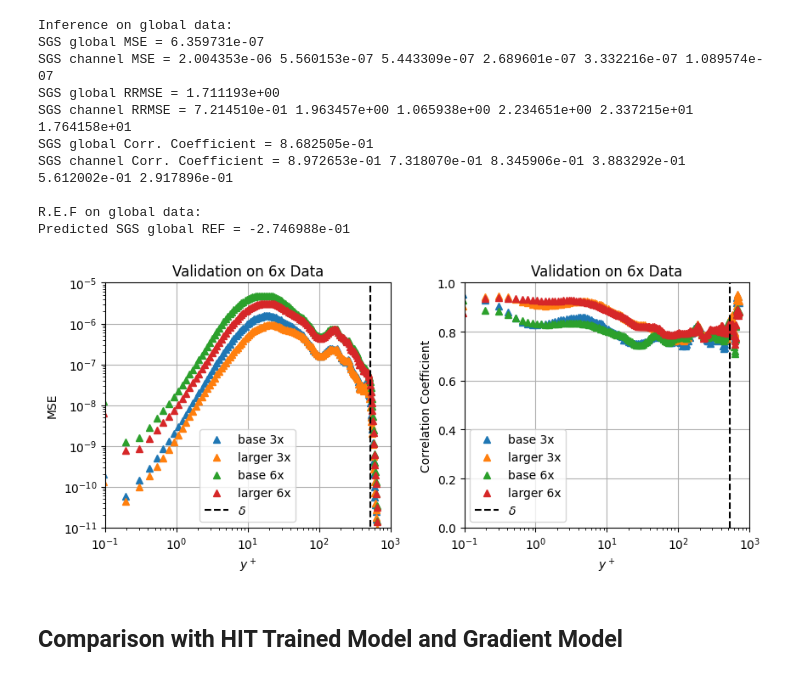
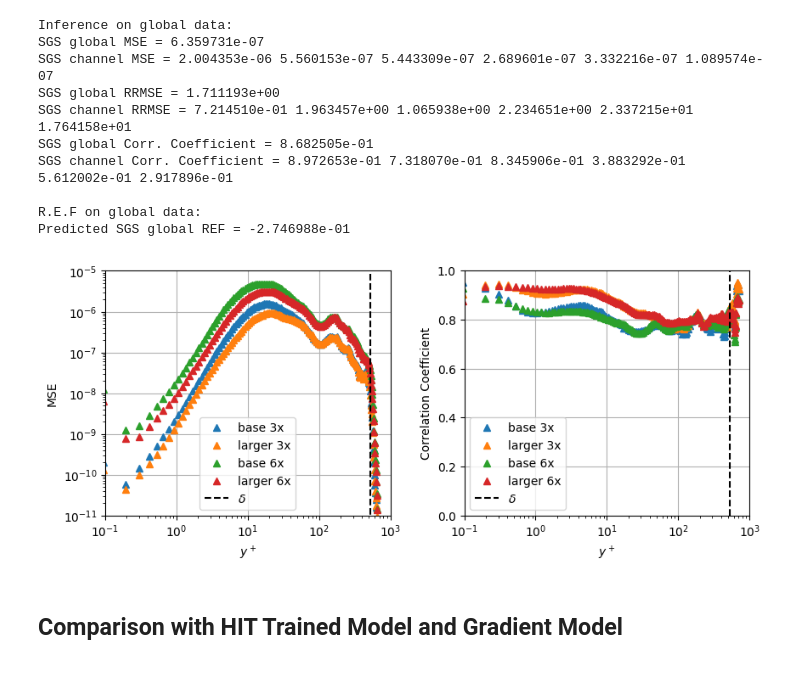
Before and after one commit to rickybalin/CFDML, a Jupyter notebook: train/src/validation/PASC23_talk.ipynb, the cells around one changed output. Saved outputs shown, nothing was run; the diff lists cells and outputs as text; code cells hidden in the pictures.

```diff
--- a/train/src/validation/PASC23_talk.ipynb
+++ b/train/src/validation/PASC23_talk.ipynb
@@ -476,7 +476,7 @@ class SGS:
             rrmse_y[j], rrmse_channel_y[j] = self.RRMSE(self.SGS[index],self.SGS_GM[index])
             cc_y[j], cc_channel_y[j] = self.CC(self.SGS[index],self.SGS_GM[index])
             if (self.SGS_diss is not None):
-                ref[j] = self.REF(self.SGS_diss[index], self.SGS_diss_pred[index])
+                ref[j] = self.REF(self.SGS_diss[index], self.SGS_diss_GM[index])
         return crd_y, [mse_y, mse_channel_y], [rrmse_y, rrmse_channel_y], [cc_y, cc_channel_y], ref
 
     # Save to vtk files for import into Paraview
@@ -496,7 +496,7 @@ class SGS:
             new.PointData.append(self.SGS_GM[:,3:], "SGSGM_offdiag")
         if (self.SGS_diss is not None):
             new.PointData.append(self.SGS_diss, "SGS_diss")
-            new.PointData.append(self.SGS_diss, "SGS_diss_pred")
+            new.PointData.append(self.SGS_diss_pred, "SGS_diss_pred")
             if (self.SGS_diss_GM is not None):
                 new.PointData.append(self.SGS_diss_GM, "SGS_diss_GM")
         writer = vtk.vtkXMLUnstructuredGridWriter()
@@ -906,7 +927,7 @@ large_3n6_6.load_model()
 polydata = large_3n6_6.compute_data(scaling)
 large_3n6_6.test_global()
 large_3n6_6.compute_SGS_dissipation(polydata)
-crd_y, mse_y_large_3n6_6, rrmse_y_large_3n6_6, cc_y_large_3n6_6, ref_y_large_3n6_3 =  large_3n6_6.test_y_layers()
+crd_y, mse_y_large_3n6_6, rrmse_y_large_3n6_6, cc_y_large_3n6_6, ref_y_large_3n6_6 =  large_3n6_6.test_y_layers()
 large_3n6_6.save_vtk(polydata,model_path+"_6x_predictions.vtu")
 # %% [output]
 Inference on global data:
@@ -932,30 +955,30 @@ Predicted SGS global REF = -2.746988e-01
 # %%
 fig, axs = plt.subplots(nrows=1, ncols=2, figsize=(9, 4))
 axs[0].plot(yplus, mse_y_base_3n6_3[0], '^', label="base 3x")
 axs[0].plot(yplus, mse_y_large_3n6_3[0], '^', label="larger 3x")
 axs[0].plot(yplus, mse_y_base_3n6_6[0], '^', label="base 6x")
 axs[0].plot(yplus, mse_y_large_3n6_6[0], '^', label="larger 6x")
 axs[1].plot(yplus, cc_y_base_3n6_3[0], '^', label="base 3x")
 axs[1].plot(yplus, cc_y_large_3n6_3[0], '^', label="larger 3x")
 axs[1].plot(yplus, cc_y_base_3n6_6[0], '^', label="base 6x")
 axs[1].plot(yplus, cc_y_large_3n6_6[0], '^', label="larger 6x")
 axs[0].plot([delta, delta], [1.0e-14, 100], 'k--', label="$\delta$")
 axs[1].plot([delta, delta], [1.0e-14, 100], 'k--', label="$\delta$")
 axs[0].set_yscale("log") #axs[1].set_yscale("log")
 axs[0].set_xscale("log"); axs[1].set_xscale("log")
 axs[0].grid(); axs[1].grid()
 fig.tight_layout(pad=3.0)
 axs[0].set_ylabel('MSE'); axs[1].set_ylabel('Correlation Coefficient')
 axs[0].set_xlabel('$y^+$'); axs[1].set_xlabel('$y^+$')
-axs[0].set_title('Validation on 6x Data')
-axs[1].set_title('Validation on 6x Data')
+#axs[0].set_title('Validation on 6x Data')
+#axs[1].set_title('Validation on 6x Data')
 axs[0].legend(); axs[1].legend()
 axs[0].set_ylim(bottom=1.0e-11, top=1.0e-5); axs[1].set_ylim(bottom=0, top=1)
 axs[0].set_xlim(left=0.1, right=1000); axs[1].set_xlim(left=0.1, right=1000)
 #plt.savefig(fig_name+"_yerrors.png", dpi='figure', format="png")
 plt.show()
 # %% [output]
-[figure, old version]
+[figure, new version]
 # %% [markdown]
 ## Comparison with HIT Trained Model and Gradient Model
 # %%
```
Also changed, not shown: parts of 10 cells of this notebook, 2 other files.
